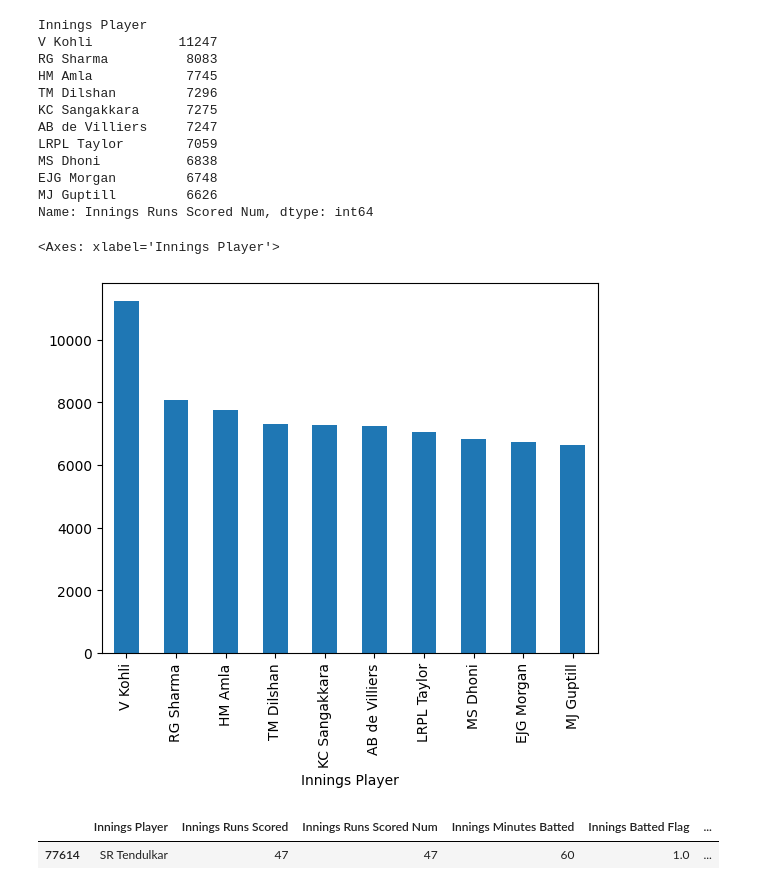
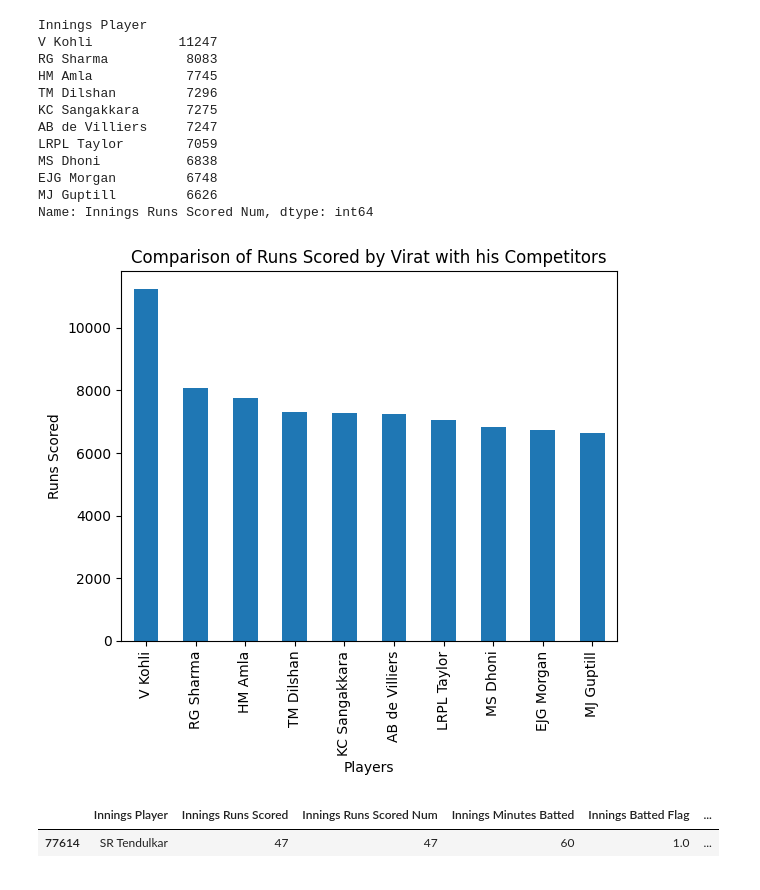
Before and after one commit to mayankpatil07/SACHIN-VS-VIRAT, a Jupyter notebook: Sachin_VS_Virat.ipynb, the cells around one changed output. Saved outputs shown, nothing was run; the diff lists cells and outputs as text; code cells hidden in the pictures.

```diff
--- a/Sachin_VS_Virat.ipynb
+++ b/Sachin_VS_Virat.ipynb
@@ -336,9 +374,12 @@ MJ Guptill         6626
 Name: Innings Runs Scored Num, dtype: int64
 # %%
 kohli_df.groupby('Innings Player')['Innings Runs Scored Num'].sum().sort_values(ascending=False).head(10).plot(kind='bar')
+plt.ylabel('Runs Scored')
+plt.xlabel('Players')
+plt.title('Comparison of Runs Scored by Virat with his Competitors')
+plt.show()
 # %% [output]
-<Axes: xlabel='Innings Player'>
-[figure, old version]
+[figure, new version]
 # %%
 sdf.head(1)
 # %% [output]
```
Also changed, not shown: parts of 52 cells of this notebook.
